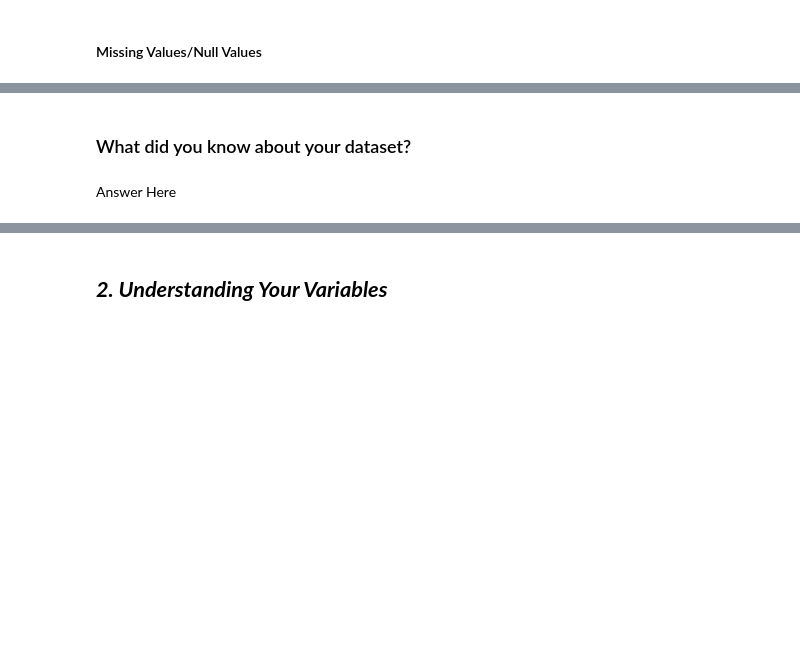
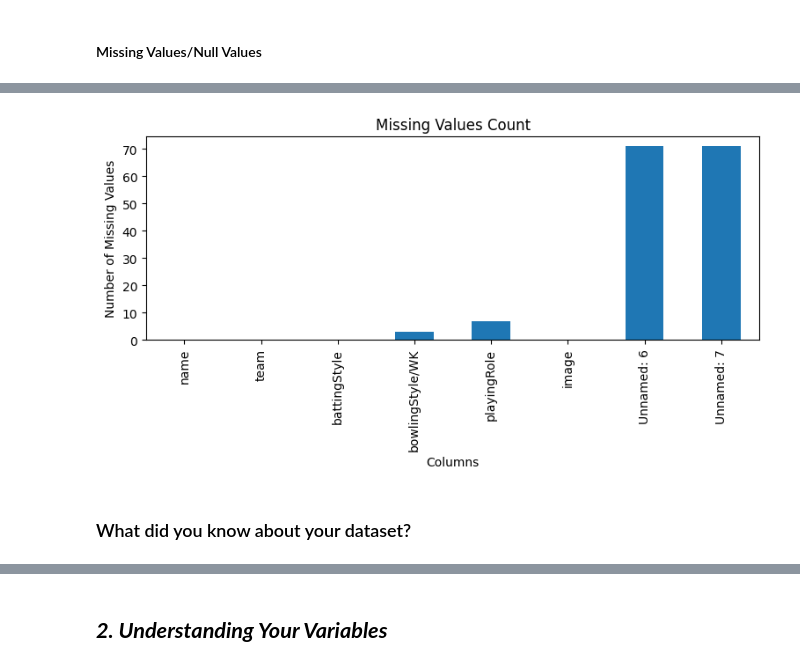
Before and after one commit to GEE2007/WPL-Inaugural-Analytics, a Jupyter notebook: WPL_Inaugural_Analytics.ipynb, the cells around one changed output, grey strips where cells are left out. Saved outputs shown, nothing was run; the diff lists cells and outputs as text; code cells hidden in the pictures; blank space fills up the shorter version.

Commit message:
Add dataset overview and missing value analysis

```diff
--- a/WPL_Inaugural_Analytics.ipynb
+++ b/WPL_Inaugural_Analytics.ipynb
@@ -117,4 +307,12 @@ drive.mount('/content/drive')
+# %%
+# Visualizing the missing values
+import matplotlib.pyplot as plt
+players.isnull().sum().plot(kind='bar', figsize=(9,3))
+plt.title("Missing Values Count")
+plt.xlabel("Columns")
+plt.ylabel("Number of Missing Values")
+plt.show()
+# %% [output]
+[figure, added]
 # %% [markdown]
 ### What did you know about your dataset?
-# %% [markdown]
-Answer Here
```
Also changed, not shown: parts of 25 cells of this notebook.
